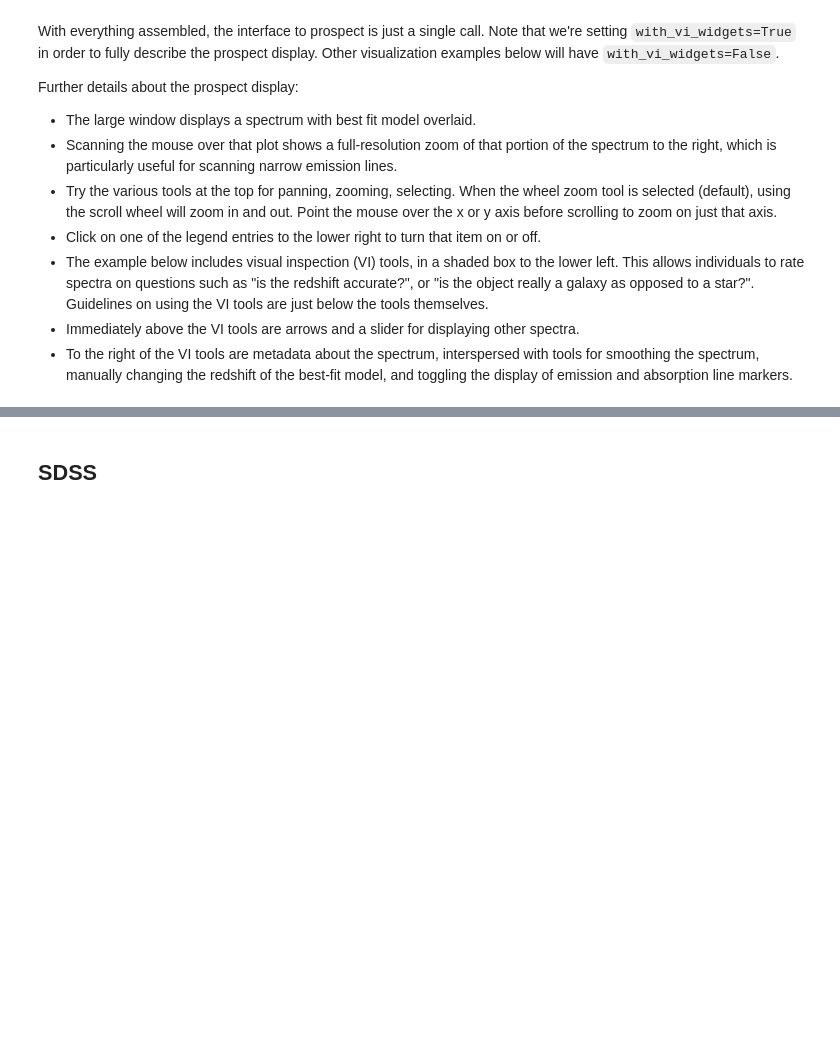
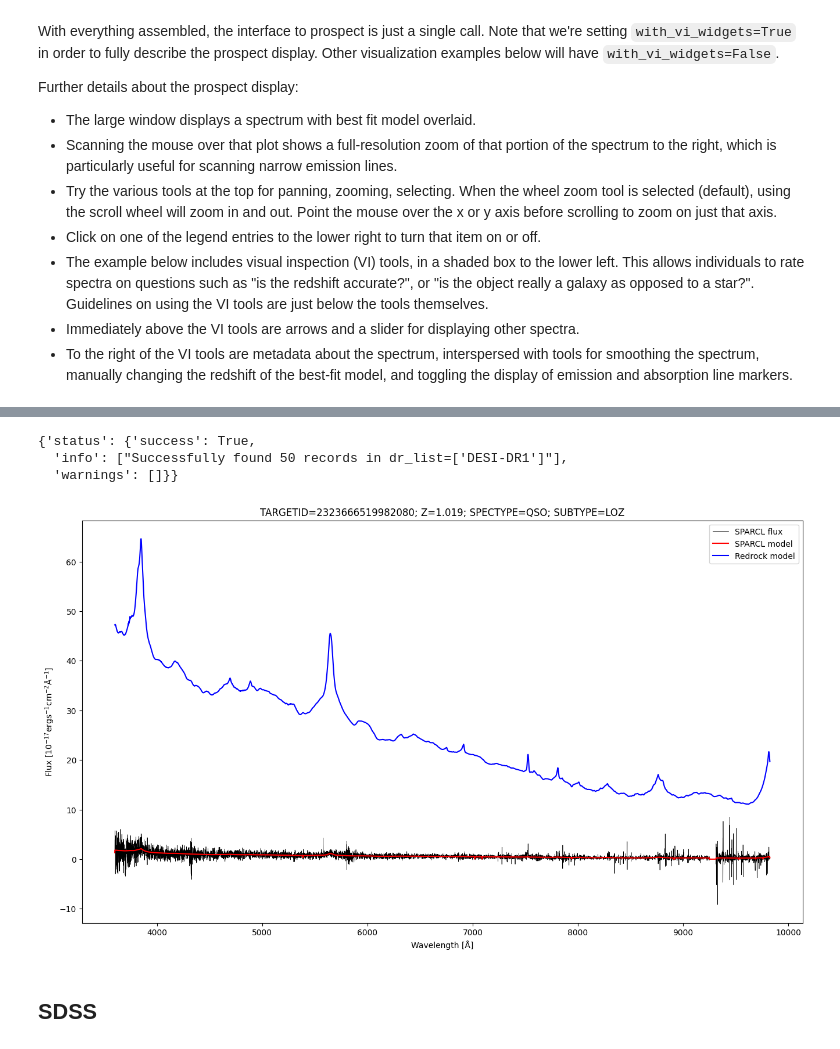
Before and after one commit to astro-datalab/notebooks-latest, a Jupyter notebook: 04_HowTos/SPARCL/Plot_SPARCL_Spectra_with_Prospect.ipynb, the cells around one changed output, grey strips where cells are left out. Drawn from its saved outputs; the diff is of its cells as text; code cells hidden in the pictures; blank space fills up the shorter version.

```diff
--- a/04_HowTos/SPARCL/Plot_SPARCL_Spectra_with_Prospect.ipynb
+++ b/04_HowTos/SPARCL/Plot_SPARCL_Spectra_with_Prospect.ipynb
@@ -308,3 +402,51 @@ plotspectra(desi_prospect,
+# %%
+include = client.get_all_fields(dataset_list=['DESI-DR1'])
+desi_qso_spectra = client.retrieve_by_specid(specid_list=desi_qso_ids['targetid'].value.tolist(),
+                                             include=include,
+                                             dataset_list=['DESI-DR1'])
+desi_qso_spectra.info
+# %% [output]
+{'status': {'success': True,
+  'info': ["Successfully found 50 records in dr_list=['DESI-DR1']"],
+  'warnings': []}}
+# %%
+desi_qso_spectra_sorted = sorted(desi_qso_spectra.records, key=lambda x: x.targetid)
+assert (np.array([r.targetid for r in desi_qso_spectra_sorted]) == desi_qso_ids['targetid']).all()
+# %%
+qso_flux = np.zeros((len(desi_qso_spectra_sorted), desi_qso_spectra_sorted[0].flux.shape[0]),
+                    dtype=desi_qso_spectra_sorted[0].flux.dtype)
+qso_model_flux = np.zeros((len(desi_qso_spectra_sorted), desi_qso_spectra_sorted[0].flux.shape[0]),
+                          dtype=desi_qso_spectra_sorted[0].model.dtype)
+qso_wavelength = desi_qso_spectra_sorted[0].wavelength
+for k in range(len(desi_qso_spectra_sorted)):
+    qso_flux[k, :] = desi_qso_spectra_sorted[k].flux
+    qso_model_flux[k, :] = desi_qso_spectra_sorted[k].model
+# %%
+assert (desi_qso_ids['spectype'] == 'QSO').all()
+assert ((desi_qso_ids['subtype'] == 'HIZ') | (desi_qso_ids['subtype'] == 'LOZ')).all()
+qso_loz = templates[('QSO', 'LOZ')]
+qso_hiz = templates[('QSO', 'HIZ')]
+tmpl_model_flux = np.zeros((len(desi_qso_ids), len(qso_wavelength)), dtype=qso_model_flux.dtype)
+for i, row in enumerate(desi_qso_ids):
+    # print(row)
+    # print(coeff[i, :])
+    if row['subtype'] == 'LOZ':
+        tmpl_model_flux[i, :] = qso_loz.eval(coeff[i, :], qso_wavelength, row['z'])
+    else:
+        tmpl_model_flux[i, :] = qso_hiz.eval(coeff[i, :], qso_wavelength, row['z'])
+# %%
+fig = plt.figure(figsize=(16, 9), dpi=100)
+ax = fig.add_subplot(111)
+spectrum_index = 0  # Step through spectra here.
+pl0 = ax.plot(qso_wavelength, qso_flux[spectrum_index, :], 'k-', lw=0.5, label='SPARCL flux')
+pl1 = ax.plot(qso_wavelength, qso_model_flux[spectrum_index, :], 'r-', label='SPARCL model')
+pl2 = ax.plot(qso_wavelength, tmpl_model_flux[spectrum_index, :], 'b-', label='Redrock model')
+txt = ax.set_xlabel('Wavelength [Å]')
+txt = ax.set_ylabel(r'Flux [$10^{-17} \mathrm{erg} \mathrm{s}^{-1} \mathrm{cm}^{-2} \mathrm{\AA}^{-1}$]')
+txt = ax.set_title(f"TARGETID={desi_qso_ids[spectrum_index]['targetid']:d}; Z={desi_qso_ids[spectrum_index]['z']:.3f}; SPECTYPE={desi_qso_ids[spectrum_index]['spectype']}; SUBTYPE={desi_qso_ids[spectrum_index]['subtype']}")
+l = ax.legend()
+# %% [output]
+[figure, added]
 # %% [markdown]
 <a class="anchor" id="sdss"></a>
 ## SDSS
```
Also changed, not shown: parts of 10 cells of this notebook.
